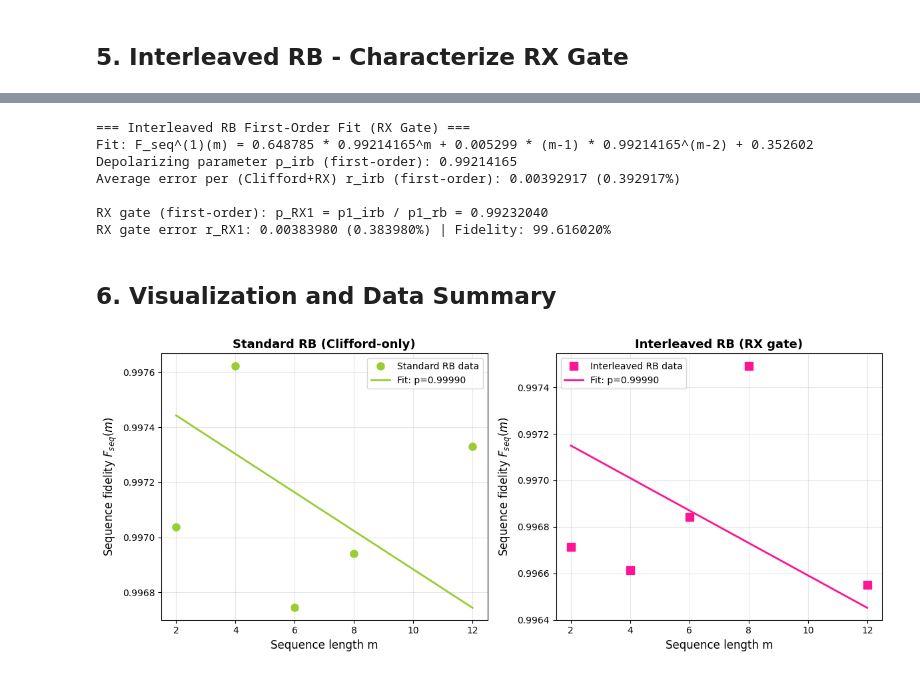
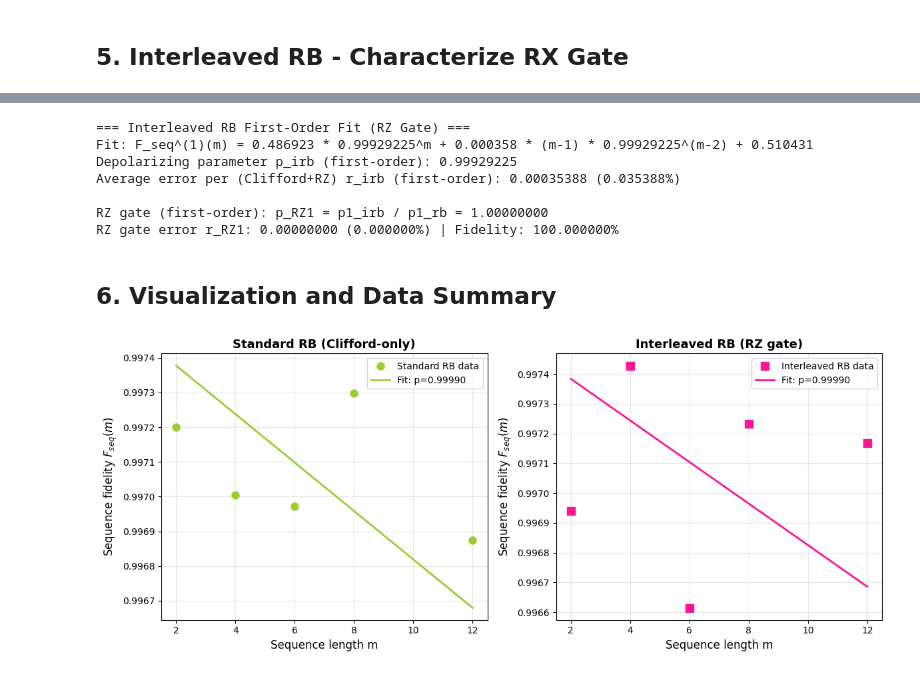
Before and after one commit to lv-laura/benchmarking-ibm-qbs, a Jupyter notebook: noisy_channel_simulation.ipynb, the cells around one changed output, grey strips where cells are left out. Saved outputs shown, nothing was run; the diff lists cells and outputs as text; code cells hidden in the pictures.

```diff
--- a/noisy_channel_simulation.ipynb
+++ b/noisy_channel_simulation.ipynb
@@ -278,14 +278,14 @@ Average error per Clifford r (first-order): 0.00009006 (0.009006%)
 # %% [markdown]
 ## 5. Interleaved RB - Characterize RX Gate
 # %%
-# Define target gate (RX(pi/2) gate)
-target_RX = QuantumCircuit(1)
-target_RX.rx(np.pi/2, 0)
+# Define target gate (RZ(pi/2) gate)
+target_RZ = QuantumCircuit(1)
+target_RZ.rz(np.pi/2, 0)
 
-# Interleaved RB: RX(pi/2) gate after each Clifford
+# Interleaved RB: RZ(pi/2) gate after each Clifford
 survival_probs_irb = []
 
-print("Running Interleaved RB (RX(pi/2) gate)...")
+print("Running Interleaved RB (RZ(pi/2) gate)...")
 for m in sequence_lengths:
     probs = []
     for k in range(num_sequences):
@@ -294,7 +294,7 @@ for m in sequence_lengths:
             clifford_circuits=cliffords_list,
             cliffords_matrices=cliffords_matrices,
             m=m,
-            target_gate_circuit=target_RX,  # Interleave RX(pi/2) gate
+            target_gate_circuit=target_RZ,  # Interleave RZ(pi/2) gate
             seed=seed
         )
         irb_seq_transpiled = transpile(irb_seq, backend=backend)
@@ -354,5 +354,5 @@ RX gate specific:
 # %%
-# First-order IRB fit: F_seq^(1)(m) = A1 * p^m + C1 * (m-1) * p^(m-2) + B1
+# First-order IRB fit: F_seq^(1)(m) = A1 * p^m + C1 * (m-1) * p^(m-2) + B1 (RZ)
 try:
     params_irb_fo, _ = scipy.optimize.curve_fit(
         fit_func_first_order,
@@ -363,54 +363,54 @@ try:
     )
     A1_irb, p1_irb, C1_irb, B1_irb = params_irb_fo
     r1_irb = (2 - 1) / 2 * (1 - p1_irb)
-    # Gate-specific first-order parameter via p_RX1 ≈ p1_irb / p1_rb
-    p1_RX = min(p1_irb / p1_rb if p1_rb > 0 else 1.0, 1.0)  # Clamp to [0, 1]
-    r1_RX = (2 - 1) / 2 * (1 - p1_RX)
-    print("\n=== Interleaved RB First-Order Fit (RX Gate) ===")
+    # Gate-specific first-order parameter via p_RZ1 ≈ p1_irb / p1_rb
+    p1_RZ = min(p1_irb / p1_rb if p1_rb > 0 else 1.0, 1.0)  # Clamp to [0, 1]
+    r1_RZ = (2 - 1) / 2 * (1 - p1_RZ)
+    print("\n=== Interleaved RB First-Order Fit (RZ Gate) ===")
     print(f"Fit: F_seq^(1)(m) = {A1_irb:.6f} * {p1_irb:.8f}^m + {C1_irb:.6f} * (m-1) * {p1_irb:.8f}^(m-2) + {B1_irb:.6f}")
     print(f"Depolarizing parameter p_irb (first-order): {p1_irb:.8f}")
-    print(f"Average error per (Clifford+RX) r_irb (first-order): {r1_irb:.8f} ({r1_irb*100:.6f}%)")
-    print(f"\nRX gate (first-order): p_RX1 = p1_irb / p1_rb = {p1_RX:.8f}")
-    print(f"RX gate error r_RX1: {r1_RX:.8f} ({r1_RX*100:.6f}%) | Fidelity: {(1-r1_RX)*100:.6f}%")
+    print(f"Average error per (Clifford+RZ) r_irb (first-order): {r1_irb:.8f} ({r1_irb*100:.6f}%)")
+    print(f"\nRZ gate (first-order): p_RZ1 = p1_irb / p1_rb = {p1_RZ:.8f}")
+    print(f"RZ gate error r_RZ1: {r1_RZ:.8f} ({r1_RZ*100:.6f}%) | Fidelity: {(1-r1_RZ)*100:.6f}%")
 except Exception as e:
     print(f"First-order IRB fit failed: {e}")
 # %% [output]
-=== Interleaved RB First-Order Fit (RX Gate) ===
-Fit: F_seq^(1)(m) = 0.648785 * 0.99214165^m + 0.005299 * (m-1) * 0.99214165^(m-2) + 0.352602
-Depolarizing parameter p_irb (first-order): 0.99214165
-Average error per (Clifford+RX) r_irb (first-order): 0.00392917 (0.392917%)
+=== Interleaved RB First-Order Fit (RZ Gate) ===
+Fit: F_seq^(1)(m) = 0.486923 * 0.99929225^m + 0.000358 * (m-1) * 0.99929225^(m-2) + 0.510431
+Depolarizing parameter p_irb (first-order): 0.99929225
+Average error per (Clifford+RZ) r_irb (first-order): 0.00035388 (0.035388%)
 
-RX gate (first-order): p_RX1 = p1_irb / p1_rb = 0.99232040
-RX gate error r_RX1: 0.00383980 (0.383980%) | Fidelity: 99.616020%
+RZ gate (first-order): p_RZ1 = p1_irb / p1_rb = 1.00000000
+RZ gate error r_RZ1: 0.00000000 (0.000000%) | Fidelity: 100.000000%
 # %% [markdown]
 ## 6. Visualization and Data Summary
 # %%
-# Plot Standard RB and Interleaved RB comparison
+# Plot Standard RB and Interleaved RB comparison (RZ)
 plt.figure(figsize=(12, 5))
 
 # Standard RB plot
 plt.subplot(1, 2, 1)
 plt.plot(m_vals, F_seq_rb, 'o', markersize=8, label='Standard RB data', color='yellowgreen')
 plt.plot(m_vals, fit_func(m_vals, *params_rb), '-', linewidth=2, label=f'Fit: p={p_rb:.5f}', color='yellowgreen')
 plt.xlabel('Sequence length m', fontsize=12)
 plt.ylabel('Sequence fidelity $F_{seq}(m)$', fontsize=12)
 plt.title('Standard RB (Clifford-only)', fontsize=13, fontweight='bold')
 plt.legend(fontsize=10)
 plt.grid(True, alpha=0.3)
 
-# Interleaved RB plot
+# Interleaved RB plot (RZ)
 plt.subplot(1, 2, 2)
 plt.plot(m_vals, F_seq_irb, 's', markersize=8, label='Interleaved RB data', color='deeppink')
 plt.plot(m_vals, fit_func(m_vals, *params_irb), '-', linewidth=2, label=f'Fit: p={p_irb:.5f}', color='deeppink')
 plt.xlabel('Sequence length m', fontsize=12)
 plt.ylabel('Sequence fidelity $F_{seq}(m)$', fontsize=12)
-plt.title('Interleaved RB (RX gate)', fontsize=13, fontweight='bold')
+plt.title('Interleaved RB (RZ gate)', fontsize=13, fontweight='bold')
 plt.legend(fontsize=10)
 plt.grid(True, alpha=0.3)
 
 plt.tight_layout()
 plt.show()
 # %% [output]
-[figure, old version]
+[figure, new version]
 # %%
 # Show one of the actual sequences used in the RB/IRB runs (same seeds as above)
```
Also changed, not shown: parts of 8 cells of this notebook.
